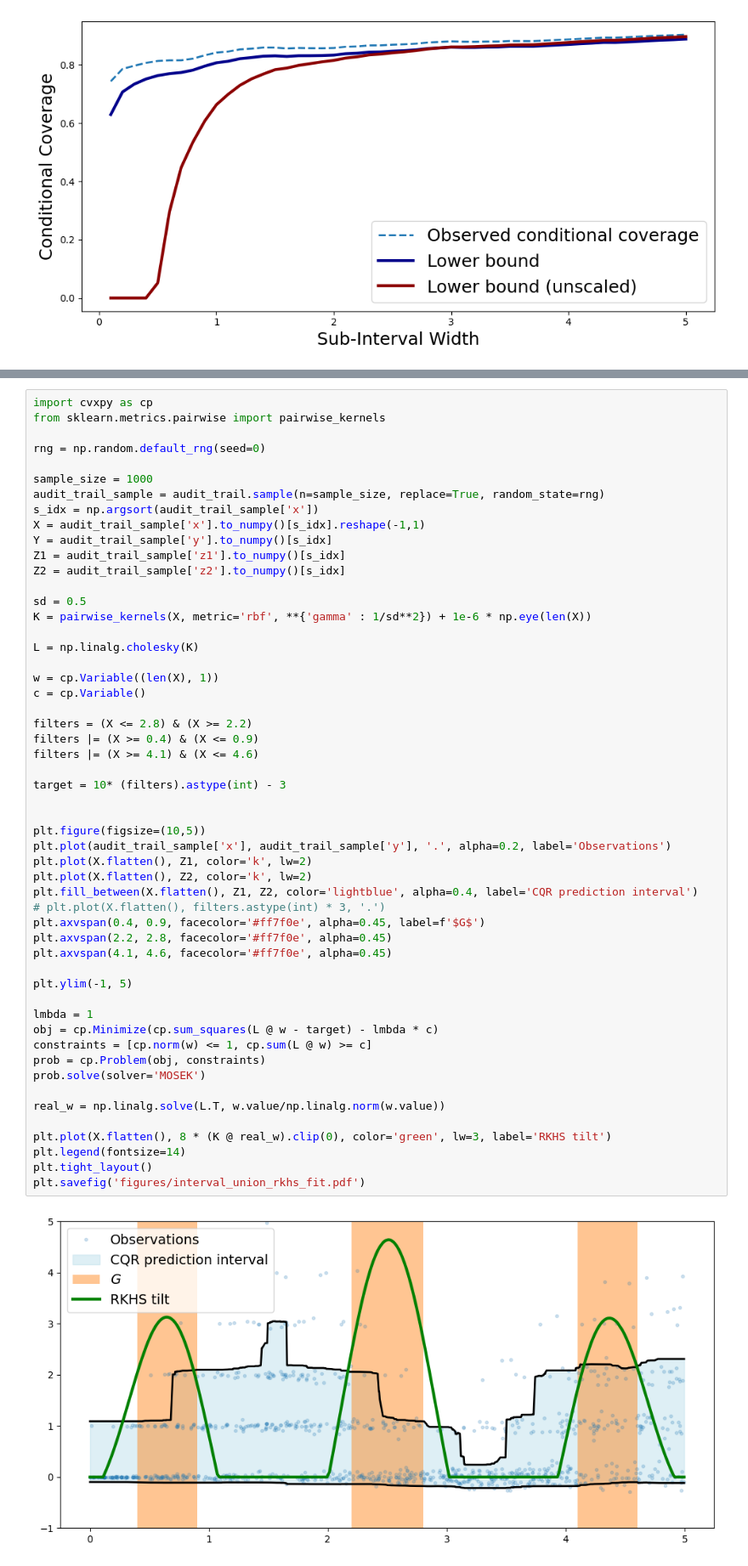
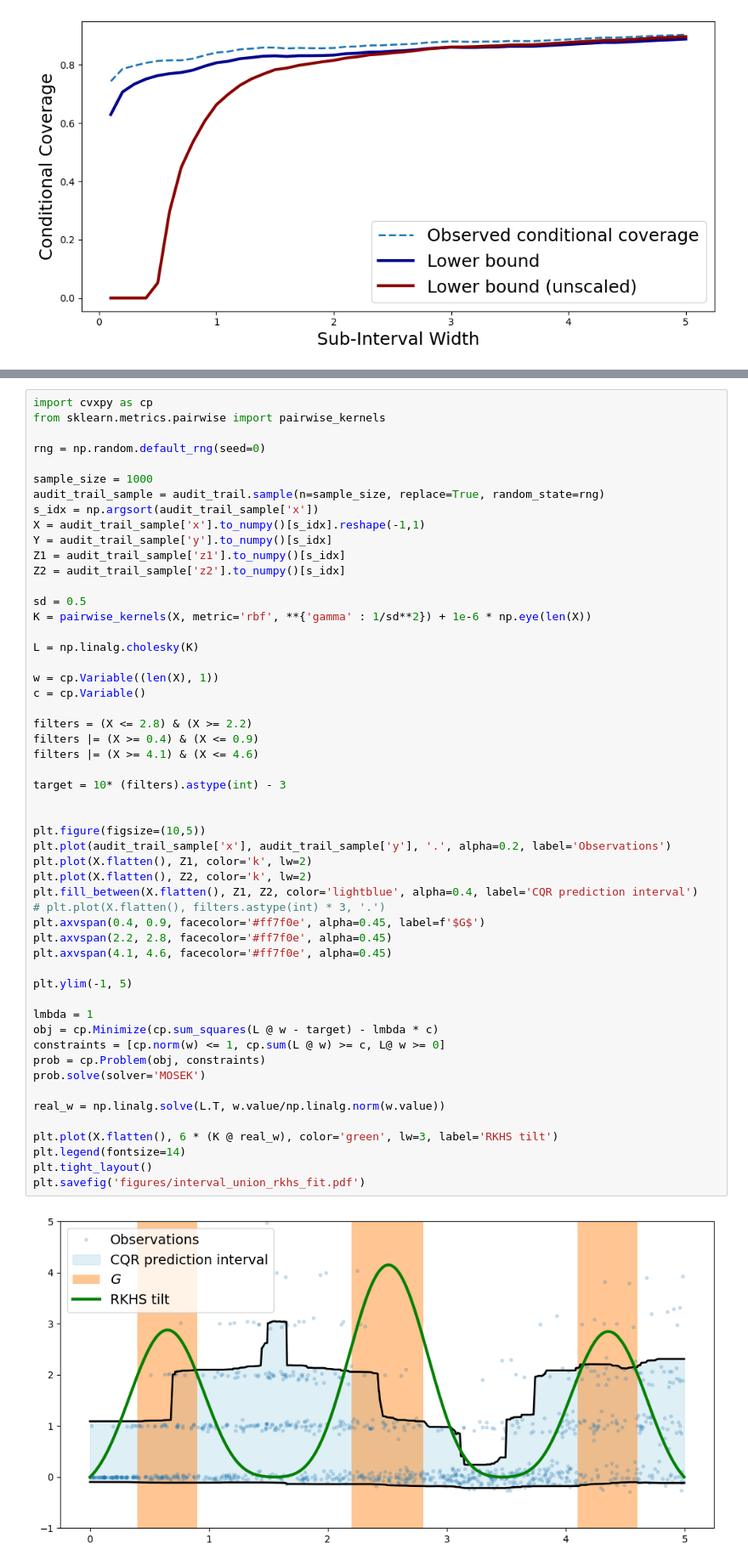
Before and after one commit to jjcherian/fairaudit, a Jupyter notebook: notebooks/PaperFigures.ipynb, the cells around one changed output, grey strips where cells are left out. Shown at 85% size. Drawn from its saved outputs; the diff is of its cells as text.

```diff
--- a/notebooks/PaperFigures.ipynb
+++ b/notebooks/PaperFigures.ipynb
@@ -308,34 +306,34 @@ c = cp.Variable()
 filters = (X <= 2.8) & (X >= 2.2)
 filters |= (X >= 0.4) & (X <= 0.9)
 filters |= (X >= 4.1) & (X <= 4.6)
 
 target = 10* (filters).astype(int) - 3
 
 
 plt.figure(figsize=(10,5))
 plt.plot(audit_trail_sample['x'], audit_trail_sample['y'], '.', alpha=0.2, label='Observations')
 plt.plot(X.flatten(), Z1, color='k', lw=2)
 plt.plot(X.flatten(), Z2, color='k', lw=2)
 plt.fill_between(X.flatten(), Z1, Z2, color='lightblue', alpha=0.4, label='CQR prediction interval')
 # plt.plot(X.flatten(), filters.astype(int) * 3, '.')
 plt.axvspan(0.4, 0.9, facecolor='#ff7f0e', alpha=0.45, label=f'$G$')
 plt.axvspan(2.2, 2.8, facecolor='#ff7f0e', alpha=0.45)
 plt.axvspan(4.1, 4.6, facecolor='#ff7f0e', alpha=0.45)
 
 plt.ylim(-1, 5)
 
 lmbda = 1
 obj = cp.Minimize(cp.sum_squares(L @ w - target) - lmbda * c)
-constraints = [cp.norm(w) <= 1, cp.sum(L @ w) >= c]
+constraints = [cp.norm(w) <= 1, cp.sum(L @ w) >= c, L@ w >= 0]
 prob = cp.Problem(obj, constraints)
 prob.solve(solver='MOSEK')
 
 real_w = np.linalg.solve(L.T, w.value/np.linalg.norm(w.value))
 
-plt.plot(X.flatten(), 8 * (K @ real_w).clip(0), color='green', lw=3, label='RKHS tilt')
+plt.plot(X.flatten(), 6 * (K @ real_w), color='green', lw=3, label='RKHS tilt')
 plt.legend(fontsize=14)
 plt.tight_layout()
 plt.savefig('figures/interval_union_rkhs_fit.pdf')
 # %% [output]
-[figure, old version]
+[figure, new version]
 # %%
```
Also changed, not shown: parts of 17 cells of this notebook, 5 other files.
